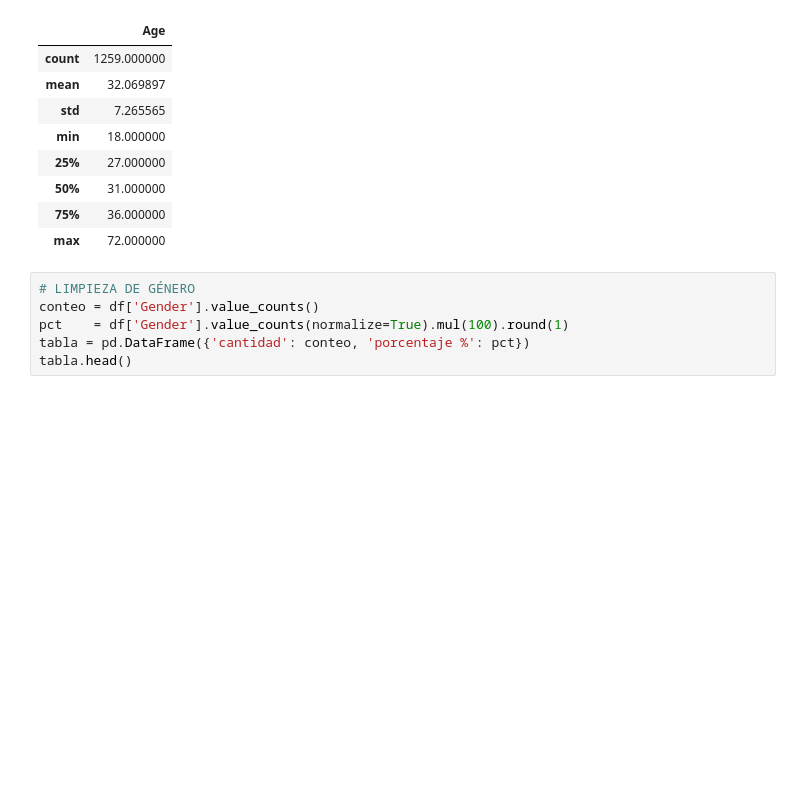
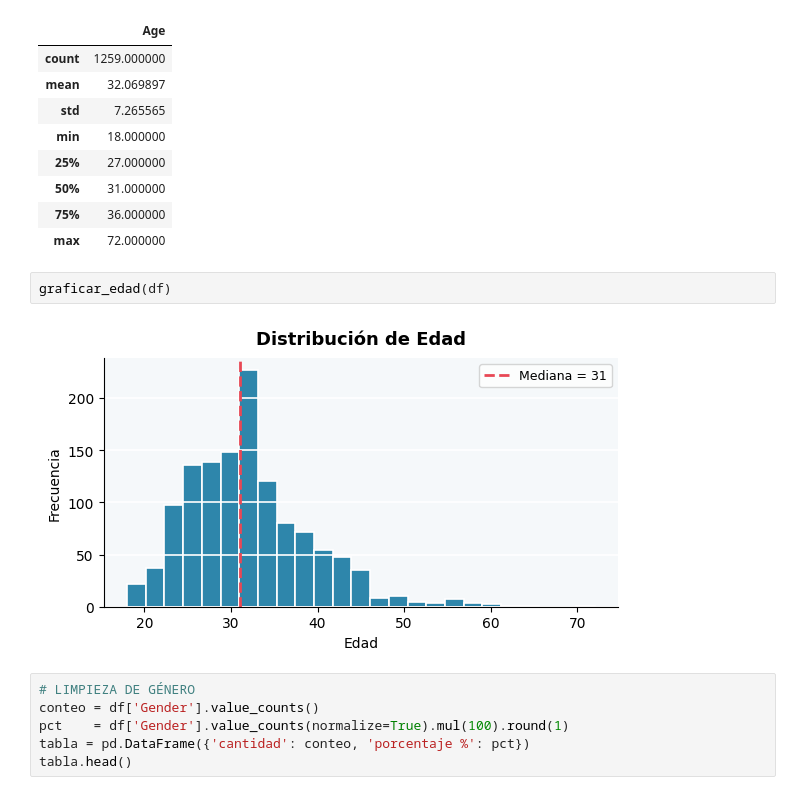
Before and after one commit to darig7w7/ProyectoSaludMental, a Jupyter notebook: SaludMental.ipynb, the cells around one changed output. Saved outputs shown, nothing was run; the diff lists cells and outputs as text; blank space fills up the shorter version.

```diff
--- a/SaludMental.ipynb
+++ b/SaludMental.ipynb
@@ -206,6 +212,10 @@ df.describe()
 | 50% | 31.000000 |
 | 75% | 36.000000 |
 | max | 72.000000 |
+# %%
+graficar_edad(df)
+# %% [output]
+[figure, added]
 # %%
 # LIMPIEZA DE GÉNERO
 conteo = df['Gender'].value_counts()
```
Also changed, not shown: parts of 15 cells of this notebook.
